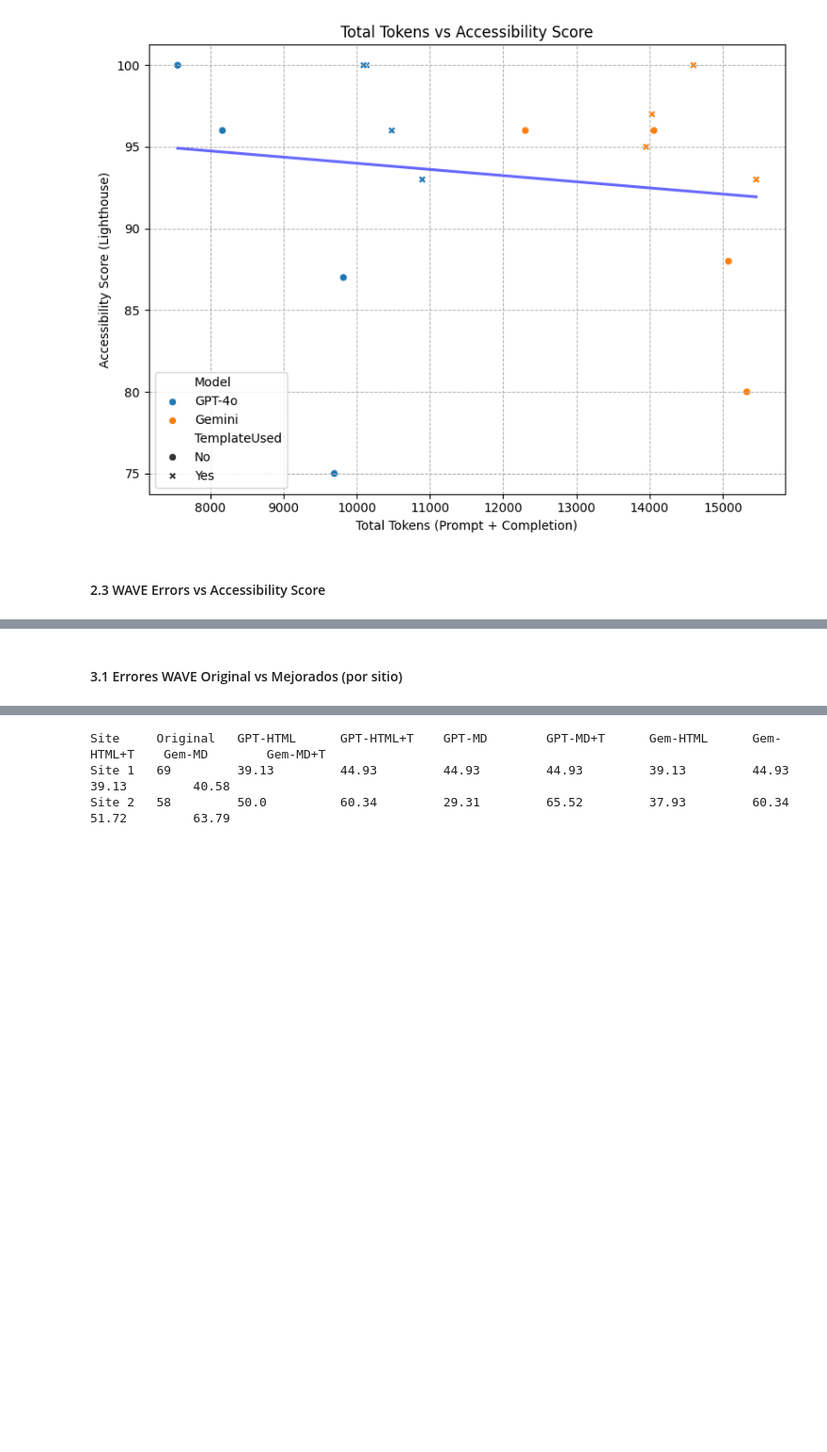
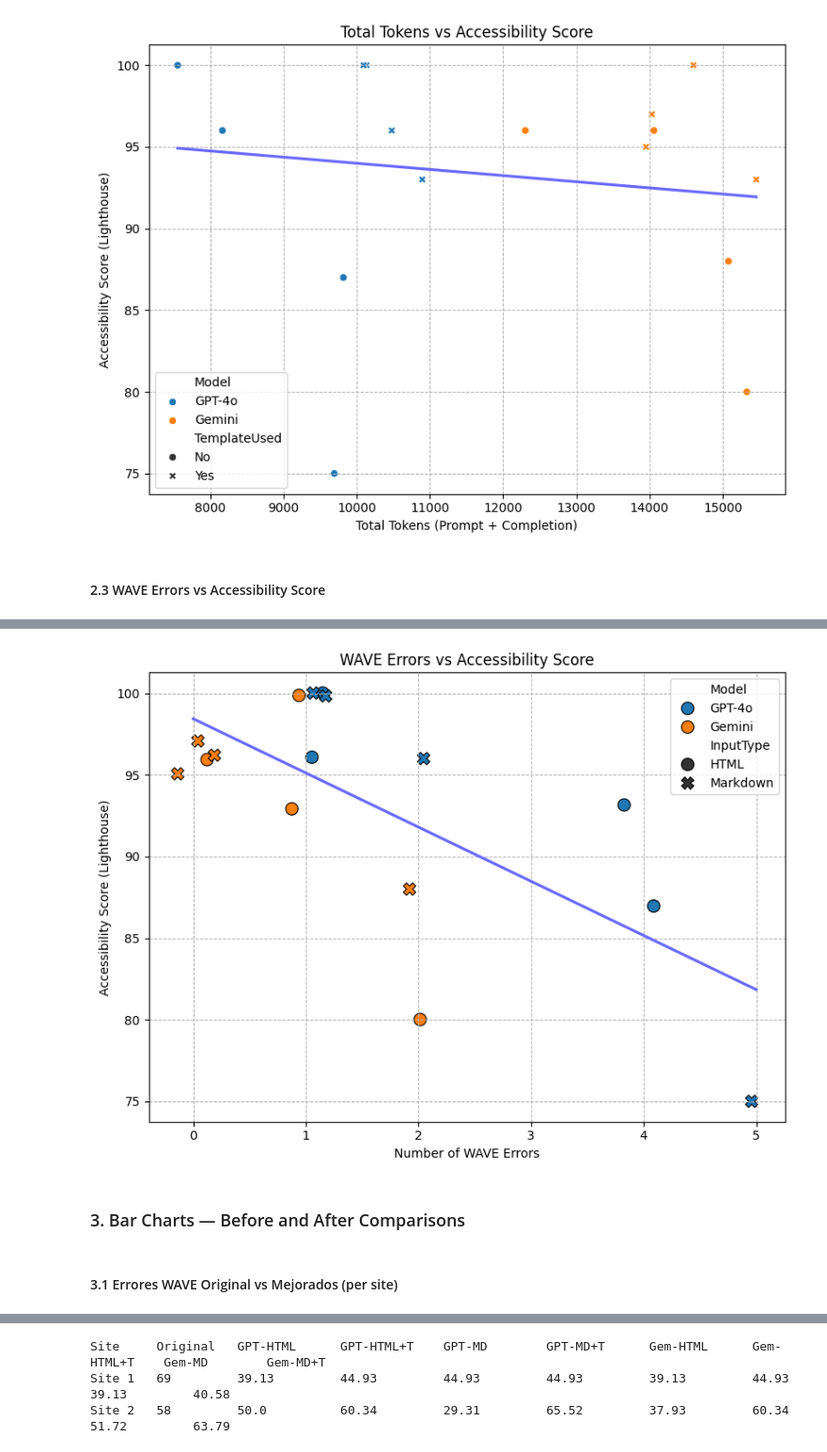
Before and after one commit to gverafei/webaccessibility-llm-prompting, a Jupyter notebook: code/scraping.ipynb, the cells around one changed output, grey strips where cells are left out. Shown at 94% size. Cells and saved outputs as stored; diff of their text form; code cells hidden in the pictures; blank space fills up the shorter version.

```diff
--- a/code/scraping.ipynb
+++ b/code/scraping.ipynb
@@ -1232,2 +1259,44 @@ plt.show()
+# %%
+import matplotlib.pyplot as plt
+import seaborn as sns
+import numpy as np
+
+plt.figure(figsize=(8,6))
+
+# Aplicar jitter a los valores
+x_jittered = df['WAVEErrors'] + np.random.normal(0, 0.1, size=len(df))
+y_jittered = df['AccessibilityScore'] + np.random.normal(0, 0.1, size=len(df))
+
+# Dibujar el scatter con jitter
+sns.scatterplot(
+    x=x_jittered,
+    y=y_jittered,
+    hue=df['Model'],
+    style=df['InputType'],
+    s=100,
+    edgecolor='black'
+)
+
+# Dibujar la línea de tendencia original sin jitter
+sns.regplot(
+    x='WAVEErrors',
+    y='AccessibilityScore',
+    data=df,
+    scatter=False,
+    color='#6969FF',
+    ci=None
+)
+
+plt.title('WAVE Errors vs Accessibility Score')
+plt.xlabel('Number of WAVE Errors')
+plt.ylabel('Accessibility Score (Lighthouse)')
+plt.grid(linestyle='--', linewidth=0.7)
+plt.tight_layout()
+plt.savefig('figures/scatter_waveerrors_vs_accessibility_jitt.jpg', dpi=300)
+plt.show()
+# %% [output]
+[figure, added]
+# %% [markdown]
+### 3. Bar Charts — Before and After Comparisons
 # %% [markdown]
-#### 3.1 Errores WAVE Original vs Mejorados (por sitio)
+#### 3.1 Errores WAVE Original vs Mejorados (per site)
```
Also changed, not shown: parts of 71 cells of this notebook, 6 other files.
